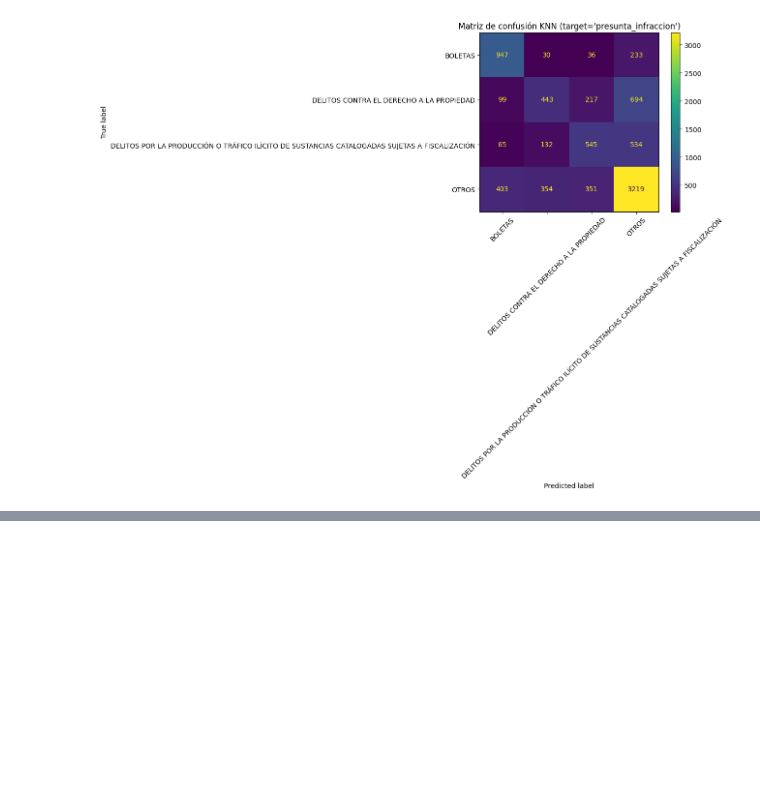
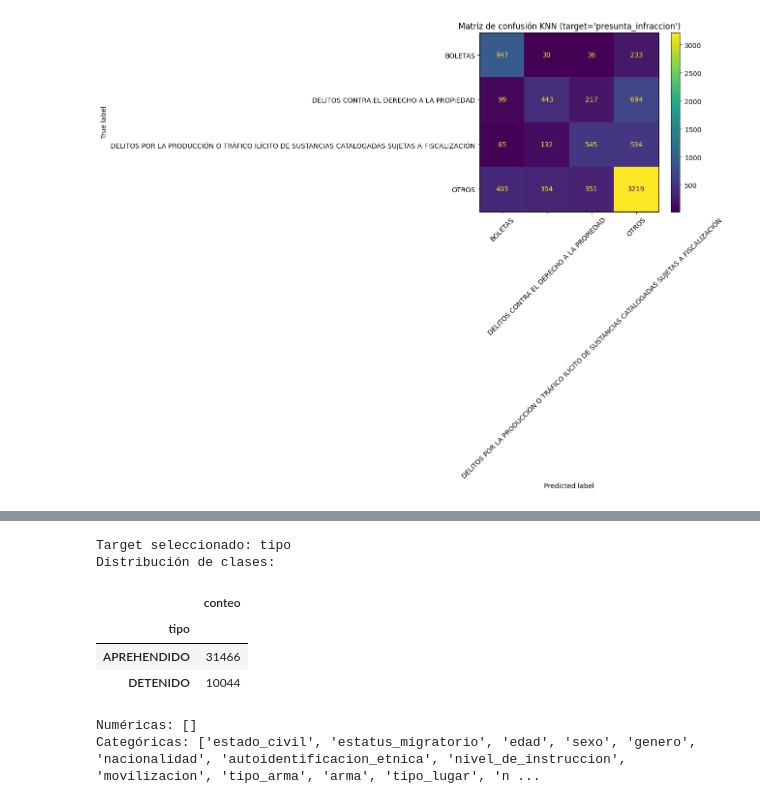
Before and after one commit to LeninGF/responsibleAI-dmiDetained, a Jupyter notebook: kNN_AI_Responsable.ipynb, the cells around one changed output, grey strips where cells are left out. Drawn from its saved outputs; the diff is of its cells as text; code cells hidden in the pictures; blank space fills up the shorter version.

```diff
--- a/kNN_AI_Responsable.ipynb
+++ b/kNN_AI_Responsable.ipynb
@@ -424,0 +427,11 @@ DELITOS POR LA PRODUCCIÓN O TRÁFICO ILÍCITO DE SUSTANCIAS CATALOGADAS SUJETAS
+# %%
+# URL del CSV en GitHub (modo raw)
+BLOB_URL = "https://github.com/LeninGF/responsibleAI-dmiDetained/blob/main/data/mdi_detenidos_2024_biased.csv"
+RAW_URL = BLOB_URL.replace("github.com", "raw.githubusercontent.com").replace("/blob/", "/")
+
+# Carga
+df = pd.read_csv(RAW_URL)
+
+print("Shape:", df.shape)
+display(df.head(3))
+print("Columnas:", df.columns.tolist())
@@ -424,0 +445,53 @@ DELITOS POR LA PRODUCCIÓN O TRÁFICO ILÍCITO DE SUSTANCIAS CATALOGADAS SUJETAS
+# %%
+# Lista de columnas candidatas a objetivo (usa la primera que exista)
+preferred_targets = ["tipo", "presunta_infraccion"]
+TARGET_COL = next((c for c in preferred_targets if c in df.columns), None)
+
+if TARGET_COL is None:
+    raise ValueError(f"No se encontró ninguna de {preferred_targets} en el CSV. Revisa las columnas arriba.")
+
+# Filtrar filas con target no nulo
+df = df[~df[TARGET_COL].isna()].copy()
+
+# Objetivo en string (clasificación)
+y = df[TARGET_COL].astype(str)
+X = df.drop(columns=[TARGET_COL])
+
+print("Target seleccionado:", TARGET_COL)
+print("Distribución de clases:")
+display(y.value_counts().to_frame("conteo"))
+# %% [output]
+Target seleccionado: tipo
+Distribución de clases:
+|  | conteo |
+| tipo |  |
+| APREHENDIDO | 31466 |
+| DETENIDO | 10044 |
+# %%
+# Detectar columnas por tipo
+num_cols = X.select_dtypes(include=["number"]).columns.tolist()
+cat_cols = [c for c in X.columns if c not in num_cols]
+
+print("Numéricas:", num_cols)
+print("Categóricas:", cat_cols)
+
+# Pipelines de preprocesamiento
+num_tf = Pipeline([
+    ("imputer", SimpleImputer(strategy="mean")),
+    ("scaler", StandardScaler())
+])
+cat_tf = Pipeline([
+    ("imputer", SimpleImputer(strategy="most_frequent")),
+    ("onehot", OneHotEncoder(handle_unknown="ignore"))
+])
+
+preprocess = ColumnTransformer(
+    transformers=[
+        ("num", num_tf, num_cols),
+        ("cat", cat_tf, cat_cols),
+    ],
+    remainder="drop"
+)
+# %% [output]
+Numéricas: []
+Categóricas: ['estado_civil', 'estatus_migratorio', 'edad', 'sexo', 'genero', 'nacionalidad', 'autoidentificacion_etnica', 'nivel_de_instruccion', 'movilizacion', 'tipo_arma', 'arma', 'tipo_lugar', 'n ...
```
Also changed, not shown: parts of 4 cells of this notebook.
